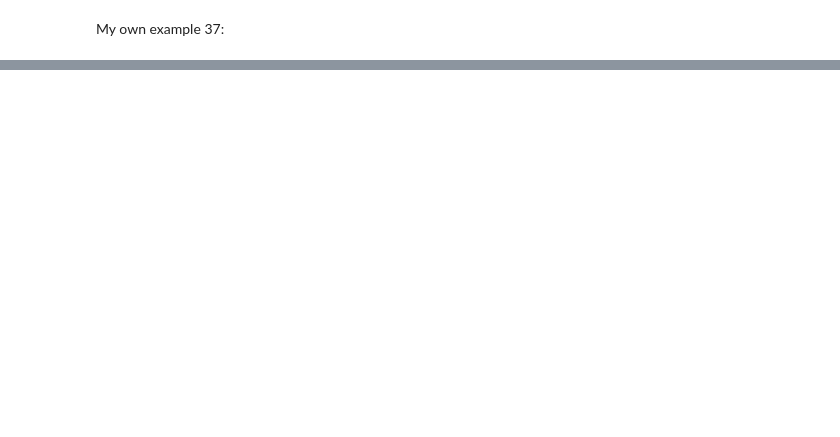
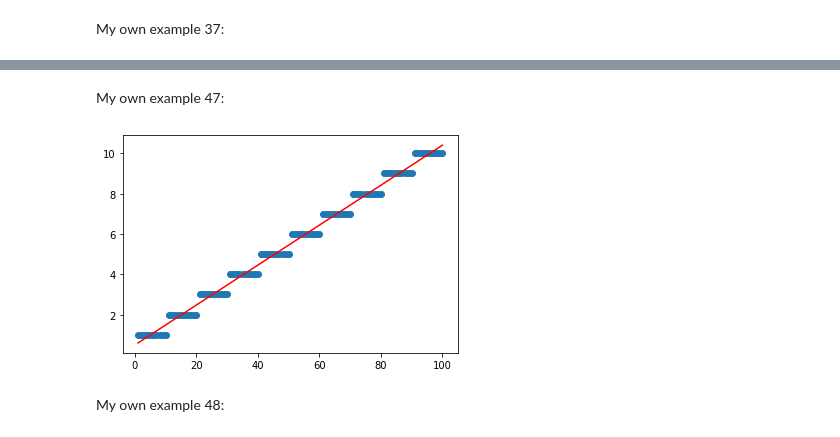
Before and after one commit to JuanLara18/AlgorithmsUN2023I, a Jupyter notebook: Lab 1/jlara_Lab1.ipynb, the cells around one changed output, grey strips where cells are left out. Cells and saved outputs as stored; diff of their text form; code cells hidden in the pictures; blank space fills up the shorter version.

```diff
--- a/Lab 1/jlara_Lab1.ipynb
+++ b/Lab 1/jlara_Lab1.ipynb
@@ -324,0 +483,18 @@ My own example 37:
+# %% [markdown]
+My own example 47:
+# %%
+url = 'https://jsonplaceholder.typicode.com/posts'
+df = pd.read_json(url)
+
+x = df['id']
+y = df['userId']
+coefficients = np.polyfit(x, y, 1)
+p = np.poly1d(coefficients)
+
+plt.scatter(x, y)
+plt.plot(x, p(x), color='red')
+plt.show()
+# %% [output]
+[figure, added]
+# %% [markdown]
+My own example 48:
```
Also changed, not shown: parts of 48 cells of this notebook.
